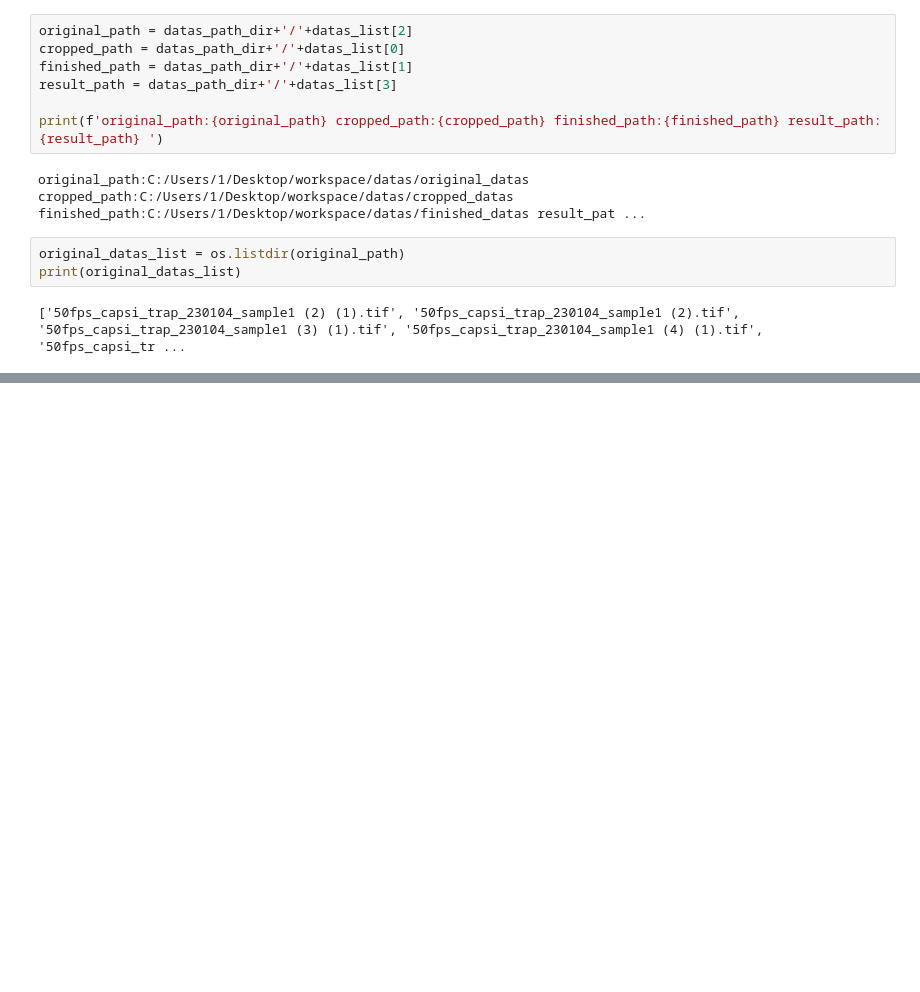
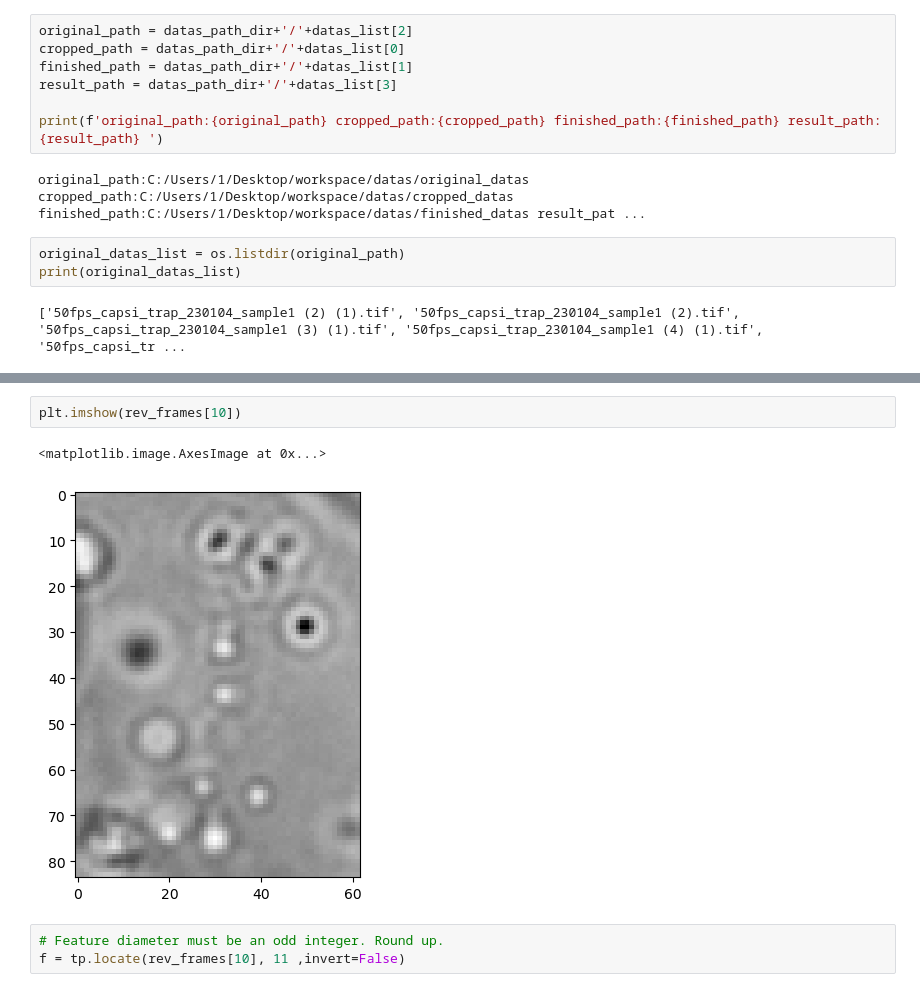
Before and after one commit to Songhyeane/cell_tracking, a Jupyter notebook: cell_tracking.ipynb, the cells around one changed output, grey strips where cells are left out. Cells and saved outputs as stored; diff of their text form; blank space fills up the shorter version.

```diff
--- a/cell_tracking.ipynb
+++ b/cell_tracking.ipynb
@@ -181,0 +289,8 @@ imgs = ax.imshow(img_array[:][0], cmap = 'gray')
+# %%
+plt.imshow(rev_frames[10])
+# %% [output]
+<matplotlib.image.AxesImage at 0x...>
+[figure, added]
+# %%
+# Feature diameter must be an odd integer. Round up.
+f = tp.locate(rev_frames[10], 11 ,invert=False)
```
Also changed, not shown: parts of 54 cells of this notebook, 2 other files.
